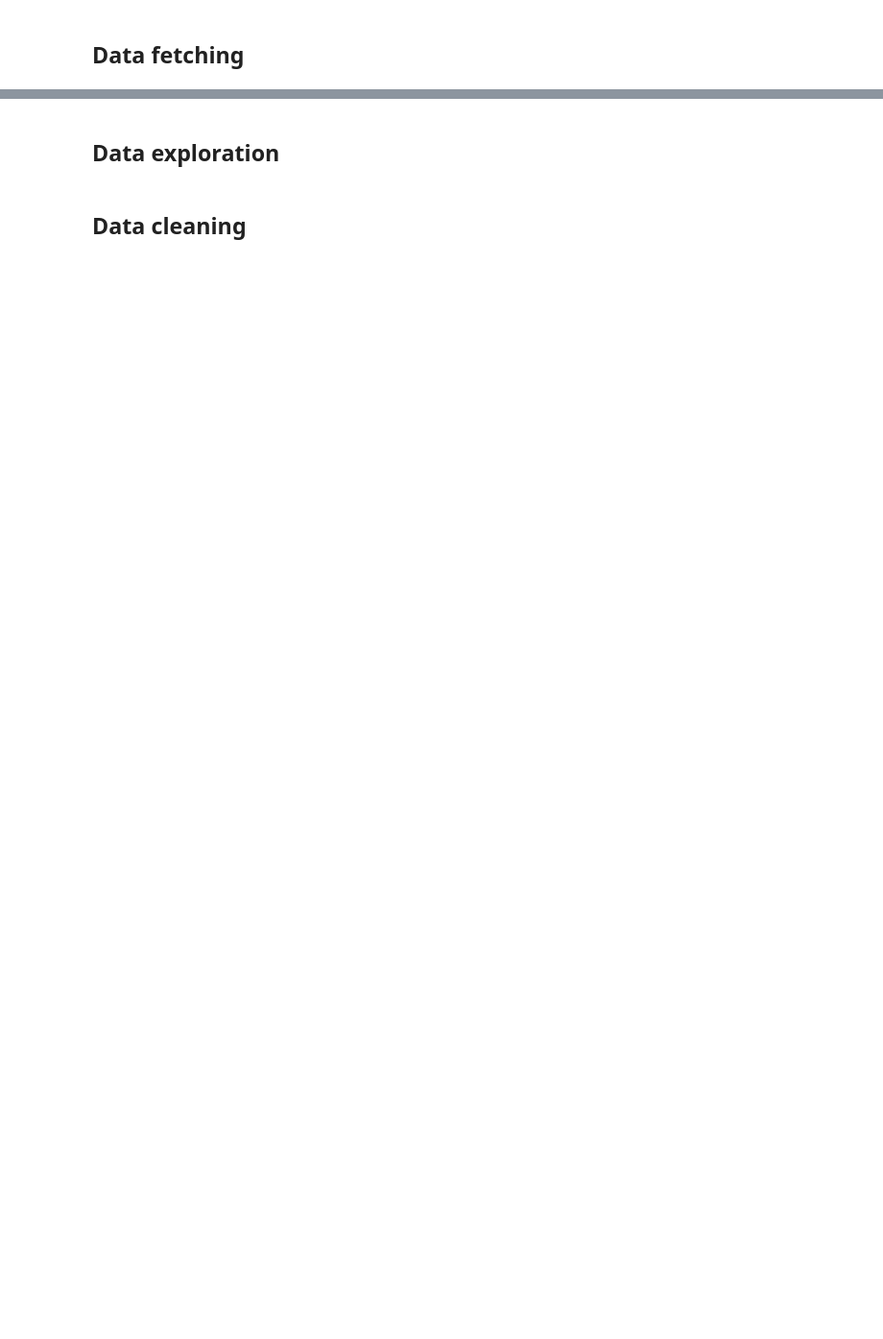
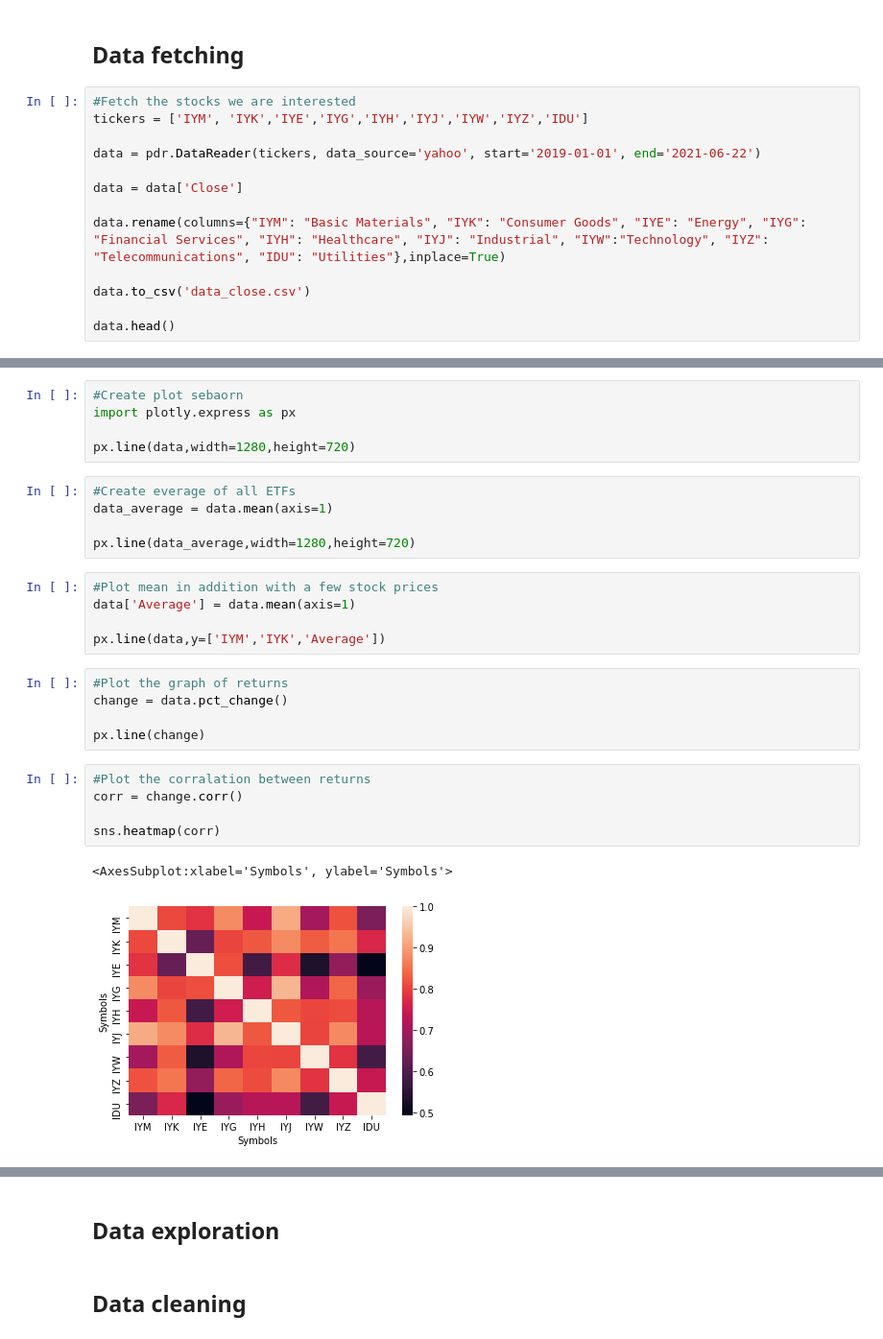
Before and after one commit to Romeo-LEON/hackathon-beihang-university, a Jupyter notebook: Code/Hackathon.ipynb, the cells around one changed output, grey strips where cells are left out. Shown at 96% size. Saved outputs shown, nothing was run; the diff lists cells and outputs as text; blank space fills up the shorter version.

Commit message:
Graphs

```diff
--- a/Code/Hackathon.ipynb
+++ b/Code/Hackathon.ipynb
@@ -11,2 +16,15 @@ from pandas_datareader import data as pdr
 # %% [markdown]
 ## Data fetching
+# %%
+#Fetch the stocks we are interested
+tickers = ['IYM', 'IYK','IYE','IYG','IYH','IYJ','IYW','IYZ','IDU']
+
+data = pdr.DataReader(tickers, data_source='yahoo', start='2019-01-01', end='2021-06-22')
+
+data = data['Close']
+
+data.rename(columns={"IYM": "Basic Materials", "IYK": "Consumer Goods", "IYE": "Energy", "IYG": "Financial Services", "IYH": "Healthcare", "IYJ": "Industrial", "IYW":"Technology", "IYZ": "Telecommunications", "IDU": "Utilities"},inplace=True)
+
+data.to_csv('data_close.csv')
+
+data.head()
@@ -12,0 +39,28 @@ from pandas_datareader import data as pdr
+# %%
+#Create plot sebaorn
+import plotly.express as px
+
+px.line(data,width=1280,height=720)
+# %%
+#Create everage of all ETFs
+data_average = data.mean(axis=1)
+
+px.line(data_average,width=1280,height=720)
+# %%
+#Plot mean in addition with a few stock prices
+data['Average'] = data.mean(axis=1)
+
+px.line(data,y=['IYM','IYK','Average'])
+# %%
+#Plot the graph of returns
+change = data.pct_change()
+
+px.line(change)
+# %%
+#Plot the corralation between returns
+corr = change.corr()
+
+sns.heatmap(corr)
+# %% [output]
+<AxesSubplot:xlabel='Symbols', ylabel='Symbols'>
+[figure, added]
```
Also changed, not shown: parts of 10 cells of this notebook, 2 other files.
